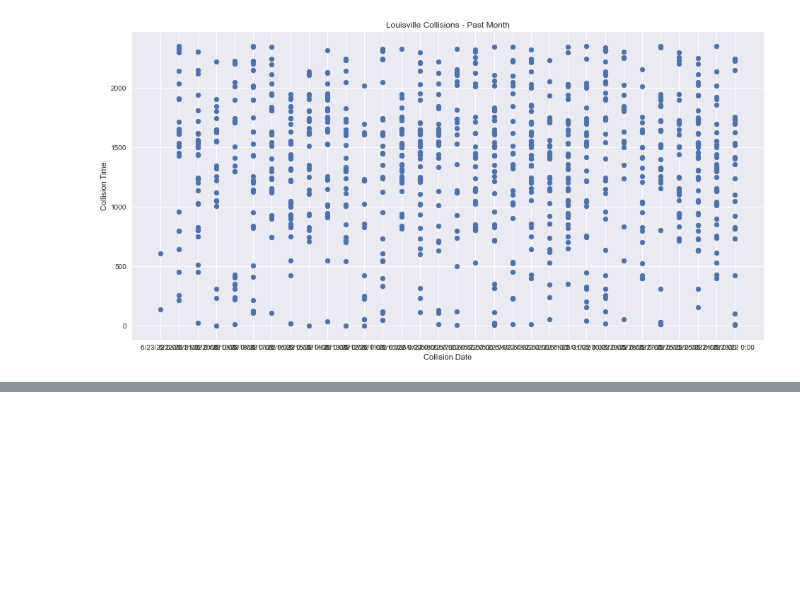
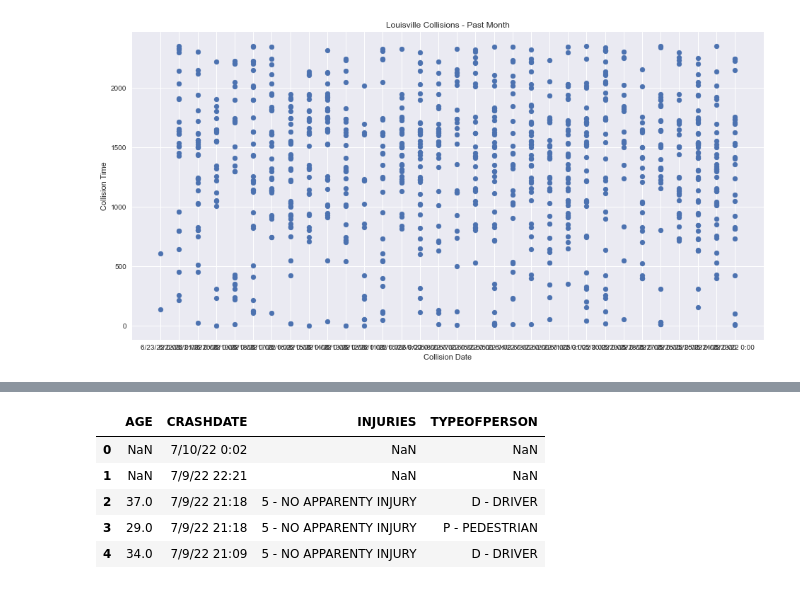
Before and after one commit to orderlogicmachine/covid-crash-compare, a Jupyter notebook: kc_2.ipynb, the cells around one changed output, grey strips where cells are left out. Cells and saved outputs as stored; diff of their text form; code cells hidden in the pictures; blank space fills up the shorter version.

```diff
--- a/kc_2.ipynb
+++ b/kc_2.ipynb
@@ -25,0 +37,10 @@ Text(0.5, 1.0, 'Louisville Collisions - Past Month')
+# %%
+cinMain = cinTest.filter(["AGE", "CRASHDATE", "INJURIES", "TYPEOFPERSON"], axis=1)
+cinMain.head()
+# %% [output]
+|  | AGE | CRASHDATE | INJURIES | TYPEOFPERSON |
+| 0 | NaN | 7/10/22 0:02 | NaN | NaN |
+| 1 | NaN | 7/9/22 22:21 | NaN | NaN |
+| 2 | 37.0 | 7/9/22 21:18 | 5 - NO APPARENTY INJURY | D - DRIVER |
+| 3 | 29.0 | 7/9/22 21:18 | 5 - NO APPARENTY INJURY | P - PEDESTRIAN |
+| 4 | 34.0 | 7/9/22 21:09 | 5 - NO APPARENTY INJURY | D - DRIVER |
```
Also changed, not shown: parts of 9 cells of this notebook.
